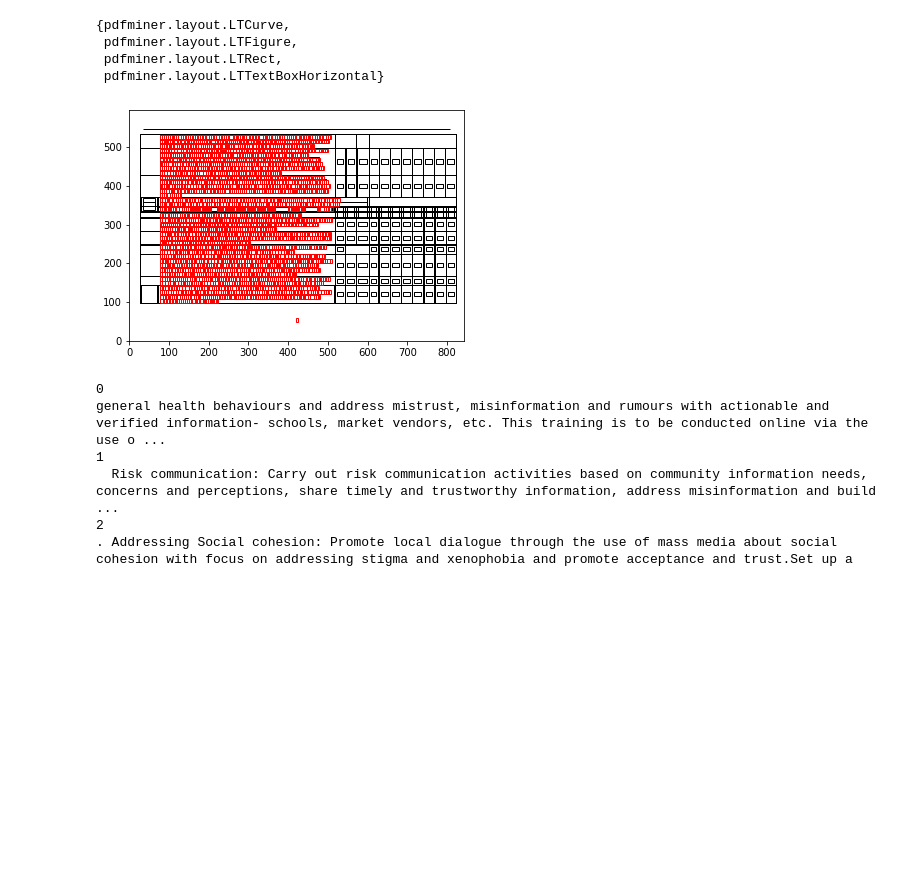
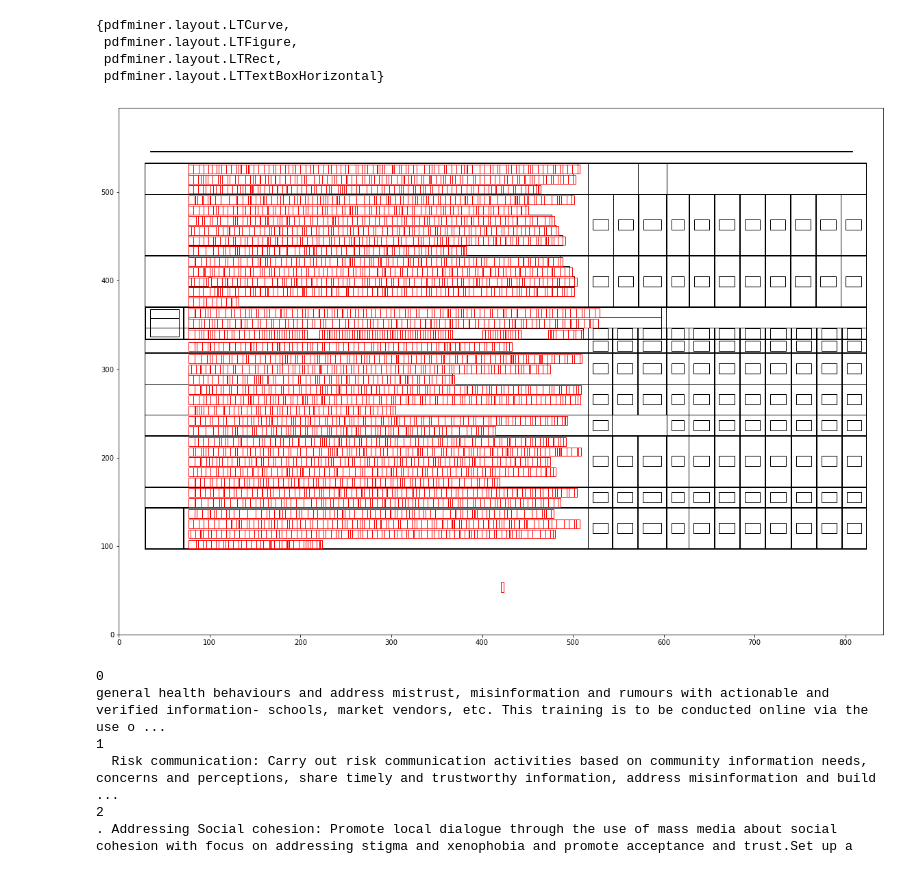
Before and after one commit to rodekruis/text_mining, a Jupyter notebook: SIMS/covid_response_plans/ScrapingCovidResponse.ipynb, the cells around one changed output. Cells and saved outputs as stored; diff of their text form; code cells hidden in the pictures; blank space fills up the shorter version.

```diff
--- a/SIMS/covid_response_plans/ScrapingCovidResponse.ipynb
+++ b/SIMS/covid_response_plans/ScrapingCovidResponse.ipynb
@@ -127,29 +127,29 @@ def draw_rect(rect, ax, color="black"):
 # %%
 # visualise characters and rectangels on page
 
 xmin, ymin, xmax, ymax = current_page.bbox
-size = 6
+size = 20
 
 fig, ax = plt.subplots(figsize = (size, size * (ymax/xmax)))
 
 for rect in rects:
     draw_rect(rect , ax)
 
 # Select all the characters that fall within a certain range on the page.
 # This part might make it hard to generalize because this will not work for every page.
 # We could also try to find a solution by filtering based on the rectangles (widths, areas etc.)
 relevant_characters = []
 for c in characters:
     if c.x0 > 75 and c.x1 < 530:
         relevant_characters.append(c)
         draw_rect(c, ax, "red")
 
 
 plt.xlim(xmin, xmax)
 plt.ylim(ymin, ymax)
 plt.show()
 # %% [output]
-[figure, old version]
+[figure, new version]
 # %%
 # transform all characters to sentences
 rows = sorted(list(set(c.bbox[1] for c in relevant_characters)), reverse=True)
```
Also changed, not shown: 4 other files.
